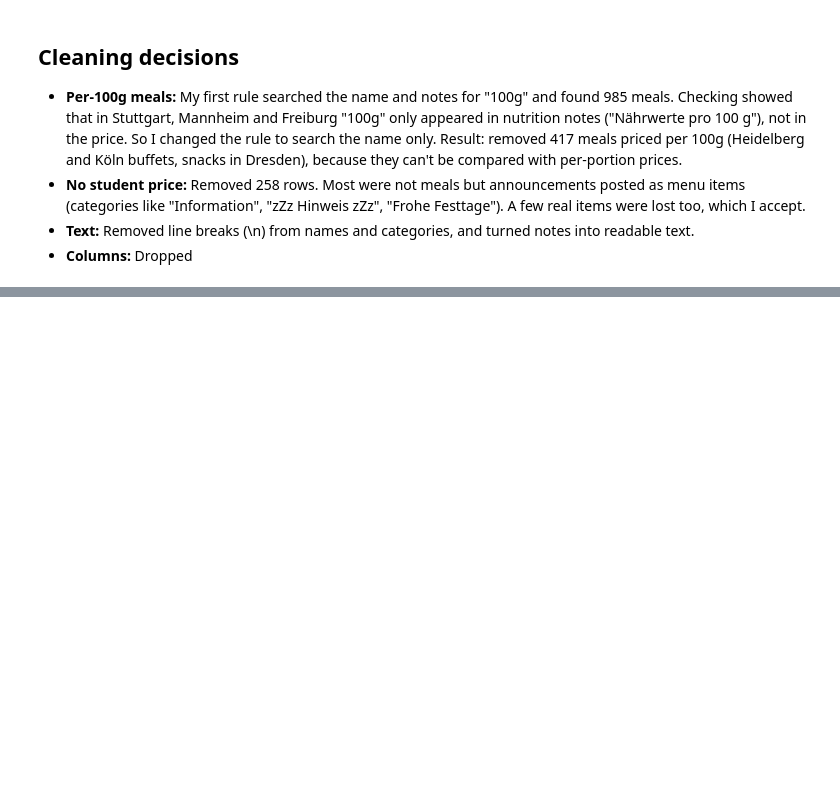
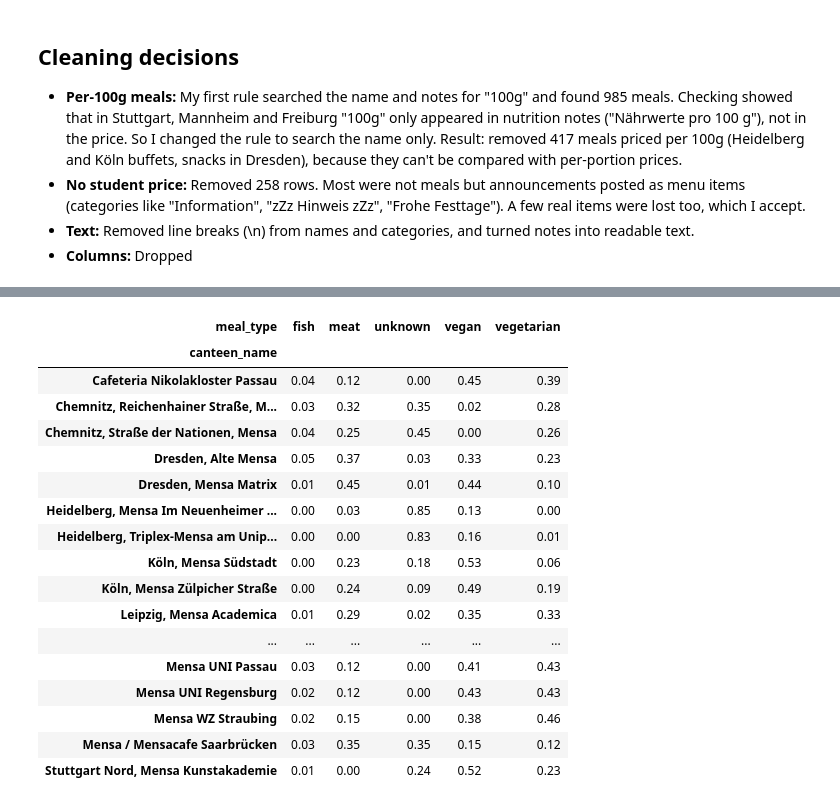
Before and after one commit to jasmeetkaurpelia/mensa-cost-of-living-analysis, a Jupyter notebook: notebooks/02_cleaning.ipynb, the cells around one changed output, grey strips where cells are left out. Drawn from its saved outputs; the diff is of its cells as text; code cells hidden in the pictures; blank space fills up the shorter version.

Commit message:
Classify meals as vegan/vegetarian/meat/fish with tested keyword rules

```diff
--- a/notebooks/02_cleaning.ipynb
+++ b/notebooks/02_cleaning.ipynb
@@ -316,0 +364,40 @@ df_clean.to_csv("../data/processed/meals_clean.csv", index=False)
+# %%
+VEGAN  = ["vegan"]
+VEGGIE = ["vegetarisch", "vegetarian", "fleischlos", "veggie"]
+MEAT   = ["fleisch", "schwein", r"\brind", "kalb", "geflügel", "hähnchen", r"\bhuhn",
+          r"\bpute", r"\blamm", "speck", "schinken", "wurst", "würstchen", r"\bhack",
+          "salami", "gyros", "döner", "chicken", "beef", "frikadelle", "gulasch",
+          "jägerschnitzel"]
+FISH   = ["fisch", "lachs", "thunfisch", "forelle", "hering", "garnele",
+          "scampi", "kabeljau", "zander", "dorsch", "calamari", "tintenfisch"]
+# %%
+# Name + category: describes the dish itself → most reliable
+name_text = (df_clean["category"] + " " + df_clean["name"]).str.lower()
+
+# Notes: noisy (sides, allergens). Remove Mannheim's "= Vegan" legend.
+notes_text = (
+    df_clean["notes"]
+    .str.lower()
+    .str.replace(r"=\s*(vegan|vegetarisch)", "", regex=True)
+)
+# %%
+def has(text, words):
+    return text.str.contains("|".join(words), regex=True)
+# %%
+import numpy as np
+
+conditions = [
+    has(name_text, VEGAN),
+    has(name_text, VEGGIE),
+    has(name_text, MEAT),
+    has(name_text, FISH),
+    has(notes_text, MEAT),
+    has(notes_text, FISH),
+    has(notes_text, VEGAN),
+    has(notes_text, VEGGIE),
+]
+choices = ["vegan", "vegetarian", "meat", "fish",
+           "meat", "fish", "vegan", "vegetarian"]
+
+df_clean["meal_type"] = np.select(conditions, choices, default="unknown")
+df_clean["meal_type"].value_counts()
@@ -316,0 +439,21 @@ df_clean.to_csv("../data/processed/meals_clean.csv", index=False)
+# %%
+pd.crosstab(df_clean["canteen_name"], df_clean["meal_type"], normalize="index").round(2)
+# %% [output]
+| meal_type | fish | meat | unknown | vegan | vegetarian |
+| canteen_name |  |  |  |  |  |
+| Cafeteria Nikolakloster Passau | 0.04 | 0.12 | 0.00 | 0.45 | 0.39 |
+| Chemnitz, Reichenhainer Straße, M... | 0.03 | 0.32 | 0.35 | 0.02 | 0.28 |
+| Chemnitz, Straße der Nationen, Mensa | 0.04 | 0.25 | 0.45 | 0.00 | 0.26 |
+| Dresden, Alte Mensa | 0.05 | 0.37 | 0.03 | 0.33 | 0.23 |
+| Dresden, Mensa Matrix | 0.01 | 0.45 | 0.01 | 0.44 | 0.10 |
+| Heidelberg, Mensa Im Neuenheimer ... | 0.00 | 0.03 | 0.85 | 0.13 | 0.00 |
+| Heidelberg, Triplex-Mensa am Unip... | 0.00 | 0.00 | 0.83 | 0.16 | 0.01 |
+| Köln, Mensa Südstadt | 0.00 | 0.23 | 0.18 | 0.53 | 0.06 |
+| Köln, Mensa Zülpicher Straße | 0.00 | 0.24 | 0.09 | 0.49 | 0.19 |
+| Leipzig, Mensa Academica | 0.01 | 0.29 | 0.02 | 0.35 | 0.33 |
+| ... | ... | ... | ... | ... | ... |
+| Mensa UNI Passau | 0.03 | 0.12 | 0.00 | 0.41 | 0.43 |
+| Mensa UNI Regensburg | 0.02 | 0.12 | 0.00 | 0.43 | 0.43 |
+| Mensa WZ Straubing | 0.02 | 0.15 | 0.00 | 0.38 | 0.46 |
+| Mensa / Mensacafe Saarbrücken | 0.03 | 0.35 | 0.35 | 0.15 | 0.12 |
+| Stuttgart Nord, Mensa Kunstakademie | 0.01 | 0.00 | 0.24 | 0.52 | 0.23 |
```
Also changed, not shown: parts of 15 cells of this notebook.
